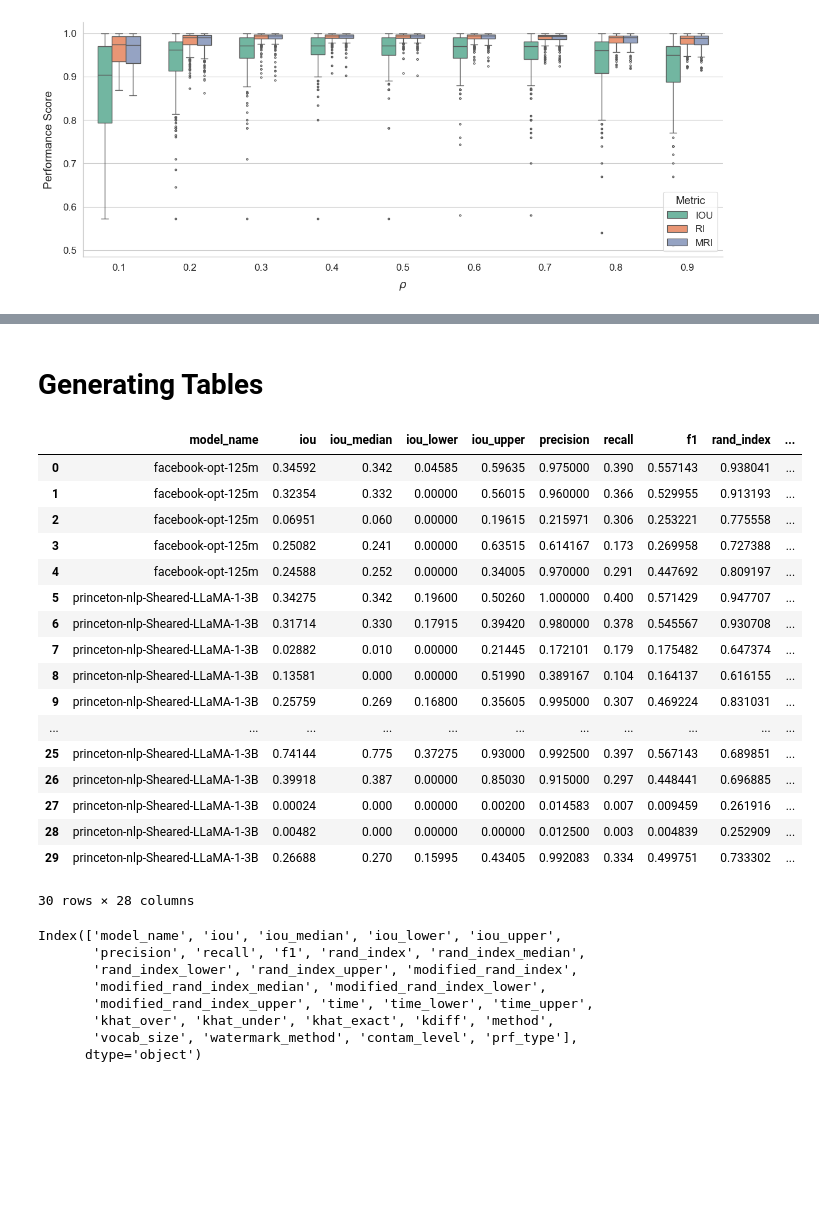
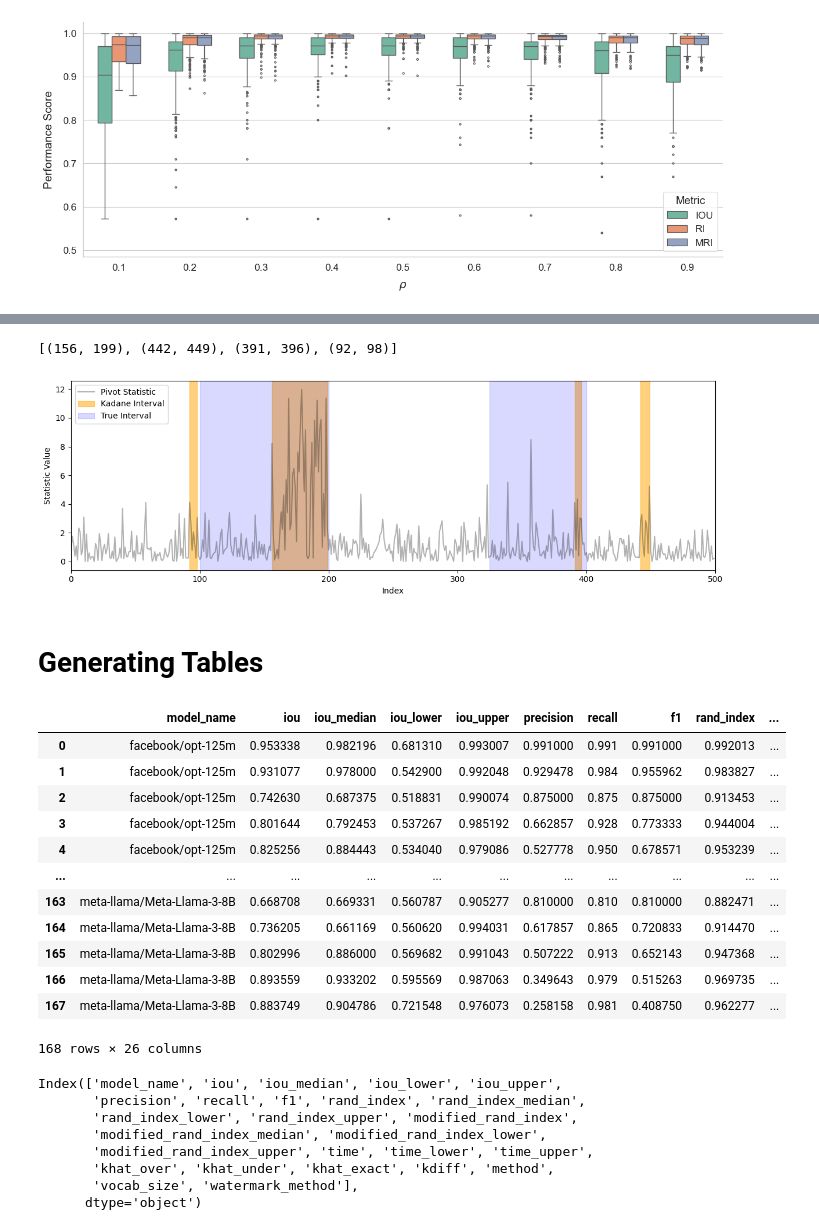
Before and after one commit to subroy13/WISER, a Jupyter notebook: scripts/paper_plots.ipynb, the cells around one changed output, grey strips where cells are left out. Saved outputs shown, nothing was run; the diff lists cells and outputs as text; code cells hidden in the pictures; blank space fills up the shorter version.

Commit message:
feat: kadane plots

```diff
--- a/scripts/paper_plots.ipynb
+++ b/scripts/paper_plots.ipynb
@@ -691,3 +722,39 @@ plt.show()
+# %%
+import matplotlib.pyplot as plt
+import seaborn as sns
+
+index = 0
+pivot_stat = np.array(data["data"][index]["pivots"])
+
+intervals, time_taken = get_kadane_intervals(pivot_stat, max_k = 5)
+print(intervals)
+
+
+fig, ax = plt.subplots(figsize=(12, 4))
+ax.plot(pivot_stat, color='black', linewidth=1.5, zorder=2, alpha = 0.3, label='Pivot Statistic')
+
+for i, (start, end) in enumerate(intervals):
+    label = "Kadane Interval" if i == 0 else None
+    ax.axvspan(start, end, color='orange', alpha=0.5, zorder=1, label=label)
+
+true_intervals = [(100, 200), (325, 400)]
+for i, (start, end) in enumerate(true_intervals):
+    label = "True Interval" if i == 0 else None
+    ax.axvspan(start, end, color='blue', alpha=0.15, zorder=1, label=label)
+
+
+ax.set_xlim(0, len(pivot_stat))
+ax.set_xlabel("Index")
+ax.set_ylabel("Statistic Value")
+ax.legend()
+
+plt.tight_layout()
+plt.savefig("../figures/kadane_intervals.pdf")
+
+plt.show()
+# %% [output]
+[(156, 199), (442, 449), (391, 396), (92, 98)]
+[figure, added]
 # %% [markdown]
 # Generating Tables
 # %%
@@ -812,27 +879,23 @@ def generate_latex_table(df, metrics=None, digits=3, bold_best=True, watermarkin
 # %%
 # read the detection files
 # df = pd.read_csv(os.path.join("..", "data", "n1000_detections.csv"))
-df = pd.read_csv(os.path.join("..", "data", "human_edit_experiments.csv"))
+# df = pd.read_csv(os.path.join("..", "data", "human_edit_experiments.csv"))
+df = pd.read_csv(os.path.join("..", "data", "n2500_detections_kadane.csv"))
 df
 # %% [output]
 |  | model_name | iou | iou_median | iou_lower | iou_upper | precision | recall | f1 | rand_index | ... |
-| 0 | facebook-opt-125m | 0.34592 | 0.342 | 0.04585 | 0.59635 | 0.975000 | 0.390 | 0.557143 | 0.938041 | ... |
-| 1 | facebook-opt-125m | 0.32354 | 0.332 | 0.00000 | 0.56015 | 0.960000 | 0.366 | 0.529955 | 0.913193 | ... |
-| 2 | facebook-opt-125m | 0.06951 | 0.060 | 0.00000 | 0.19615 | 0.215971 | 0.306 | 0.253221 | 0.775558 | ... |
-| 3 | facebook-opt-125m | 0.25082 | 0.241 | 0.00000 | 0.63515 | 0.614167 | 0.173 | 0.269958 | 0.727388 | ... |
-| 4 | facebook-opt-125m | 0.24588 | 0.252 | 0.00000 | 0.34005 | 0.970000 | 0.291 | 0.447692 | 0.809197 | ... |
-| 5 | princeton-nlp-Sheared-LLaMA-1-3B | 0.34275 | 0.342 | 0.19600 | 0.50260 | 1.000000 | 0.400 | 0.571429 | 0.947707 | ... |
-| 6 | princeton-nlp-Sheared-LLaMA-1-3B | 0.31714 | 0.330 | 0.17915 | 0.39420 | 0.980000 | 0.378 | 0.545567 | 0.930708 | ... |
-| 7 | princeton-nlp-Sheared-LLaMA-1-3B | 0.02882 | 0.010 | 0.00000 | 0.21445 | 0.172101 | 0.179 | 0.175482 | 0.647374 | ... |
-| 8 | princeton-nlp-Sheared-LLaMA-1-3B | 0.13581 | 0.000 | 0.00000 | 0.51990 | 0.389167 | 0.104 | 0.164137 | 0.616155 | ... |
-| 9 | princeton-nlp-Sheared-LLaMA-1-3B | 0.25759 | 0.269 | 0.16800 | 0.35605 | 0.995000 | 0.307 | 0.469224 | 0.831031 | ... |
+| 0 | facebook/opt-125m | 0.953338 | 0.982196 | 0.681310 | 0.993007 | 0.991000 | 0.991 | 0.991000 | 0.992013 | ... |
+| 1 | facebook/opt-125m | 0.931077 | 0.978000 | 0.542900 | 0.992048 | 0.929478 | 0.984 | 0.955962 | 0.983827 | ... |
+| 2 | facebook/opt-125m | 0.742630 | 0.687375 | 0.518831 | 0.990074 | 0.875000 | 0.875 | 0.875000 | 0.913453 | ... |
+| 3 | facebook/opt-125m | 0.801644 | 0.792453 | 0.537267 | 0.985192 | 0.662857 | 0.928 | 0.773333 | 0.944004 | ... |
+| 4 | facebook/opt-125m | 0.825256 | 0.884443 | 0.534040 | 0.979086 | 0.527778 | 0.950 | 0.678571 | 0.953239 | ... |
 | ... | ... | ... | ... | ... | ... | ... | ... | ... | ... | ... |
-| 25 | princeton-nlp-Sheared-LLaMA-1-3B | 0.74144 | 0.775 | 0.37275 | 0.93000 | 0.992500 | 0.397 | 0.567143 | 0.689851 | ... |
-| 26 | princeton-nlp-Sheared-LLaMA-1-3B | 0.39918 | 0.387 | 0.00000 | 0.85030 | 0.915000 | 0.297 | 0.448441 | 0.696885 | ... |
-| 27 | princeton-nlp-Sheared-LLaMA-1-3B | 0.00024 | 0.000 | 0.00000 | 0.00200 | 0.014583 | 0.007 | 0.009459 | 0.261916 | ... |
-| 28 | princeton-nlp-Sheared-LLaMA-1-3B | 0.00482 | 0.000 | 0.00000 | 0.00000 | 0.012500 | 0.003 | 0.004839 | 0.252909 | ... |
-| 29 | princeton-nlp-Sheared-LLaMA-1-3B | 0.26688 | 0.270 | 0.15995 | 0.43405 | 0.992083 | 0.334 | 0.499751 | 0.733302 | ... |
+| 163 | meta-llama/Meta-Llama-3-8B | 0.668708 | 0.669331 | 0.560787 | 0.905277 | 0.810000 | 0.810 | 0.810000 | 0.882471 | ... |
+| 164 | meta-llama/Meta-Llama-3-8B | 0.736205 | 0.661169 | 0.560620 | 0.994031 | 0.617857 | 0.865 | 0.720833 | 0.914470 | ... |
+| 165 | meta-llama/Meta-Llama-3-8B | 0.802996 | 0.886000 | 0.569682 | 0.991043 | 0.507222 | 0.913 | 0.652143 | 0.947368 | ... |
+| 166 | meta-llama/Meta-Llama-3-8B | 0.893559 | 0.933202 | 0.595569 | 0.987063 | 0.349643 | 0.979 | 0.515263 | 0.969735 | ... |
+| 167 | meta-llama/Meta-Llama-3-8B | 0.883749 | 0.904786 | 0.721548 | 0.976073 | 0.258158 | 0.981 | 0.408750 | 0.962277 | ... |
-30 rows × 28 columns
+168 rows × 26 columns
 # %%
 df.columns
 # %% [output]
@@ -842,7 +905,7 @@ Index(['model_name', 'iou', 'iou_median', 'iou_lower', 'iou_upper',
        'modified_rand_index_median', 'modified_rand_index_lower',
        'modified_rand_index_upper', 'time', 'time_lower', 'time_upper',
        'khat_over', 'khat_under', 'khat_exact', 'kdiff', 'method',
-       'vocab_size', 'watermark_method', 'contam_level', 'prf_type'],
+       'vocab_size', 'watermark_method'],
       dtype='object')
 # %%
 # filter for Gumbel watermarking
```
Also changed, not shown: parts of 3 cells of this notebook, 1 other file.
